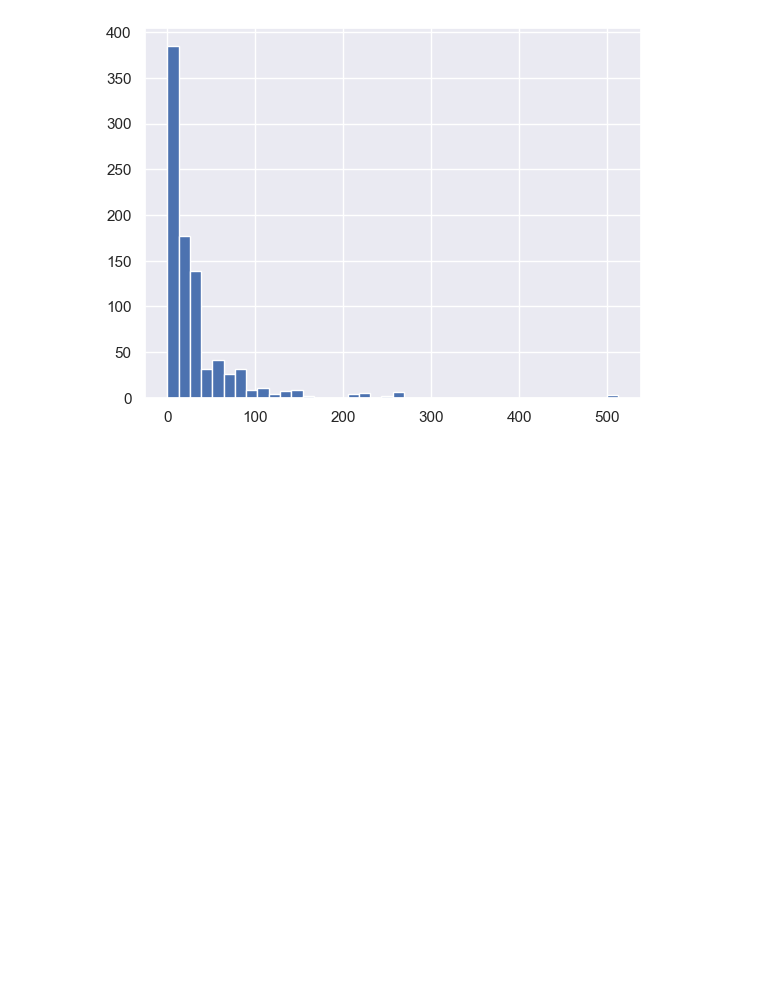
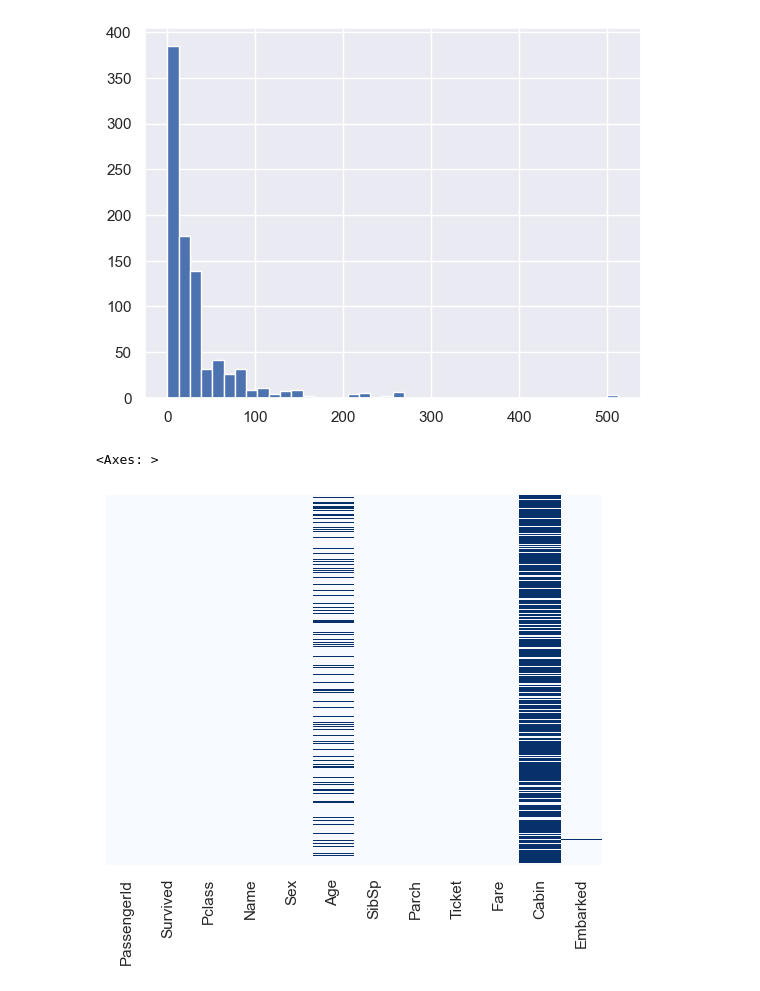
Before and after one commit to michaltkaczyk/titanic, a Jupyter notebook: main.ipynb, the cells around one changed output. Cells and saved outputs as stored; diff of their text form; code cells hidden in the pictures; blank space fills up the shorter version.

```diff
--- a/main.ipynb
+++ b/main.ipynb
@@ -68,3 +68,8 @@ titanic_df["Fare"].hist(bins = 40)
 # %% [output]
 <Axes: >
 [figure]
+# %%
+sns.heatmap(titanic_df.isnull(), yticklabels = False, cbar = False, cmap = "Blues")
+# %% [output]
+<Axes: >
+[figure, added]
```
Also changed, not shown: parts of 10 cells of this notebook.
